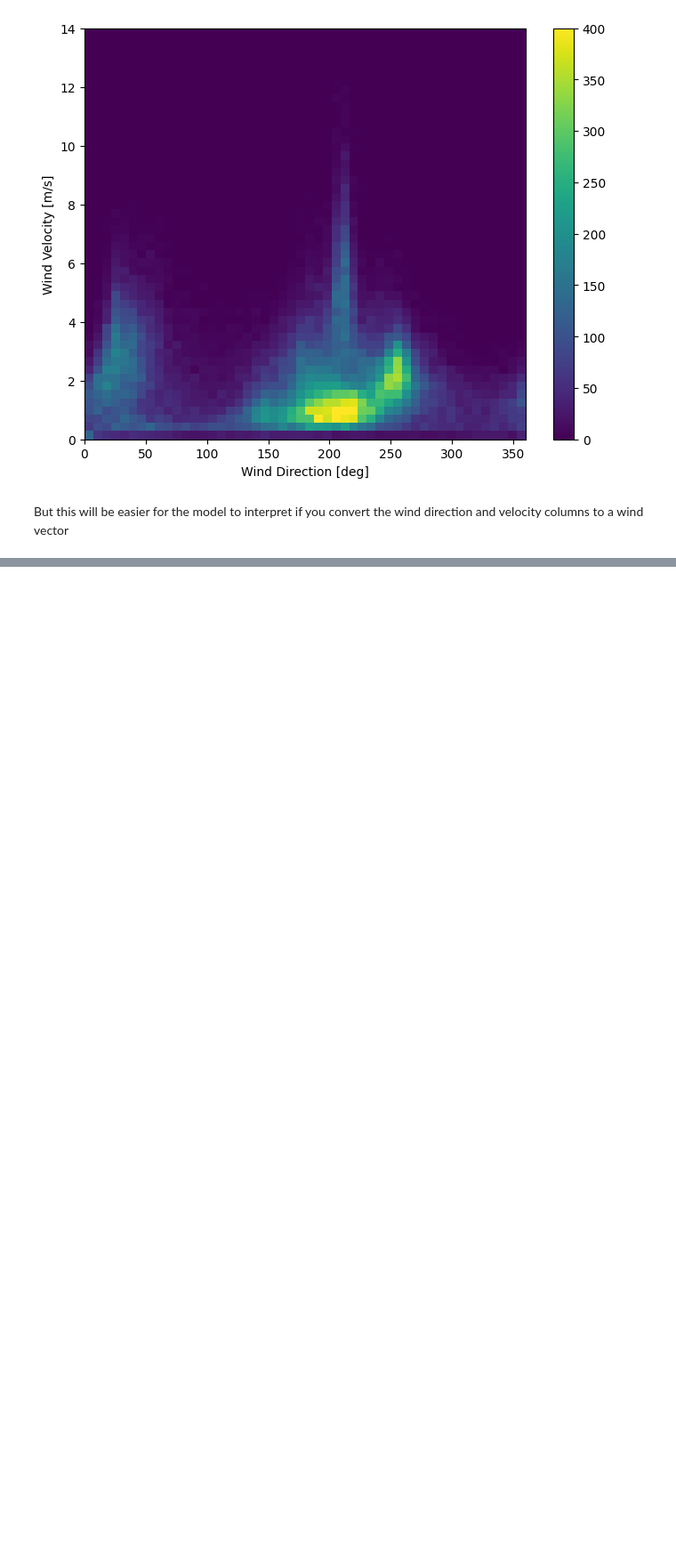
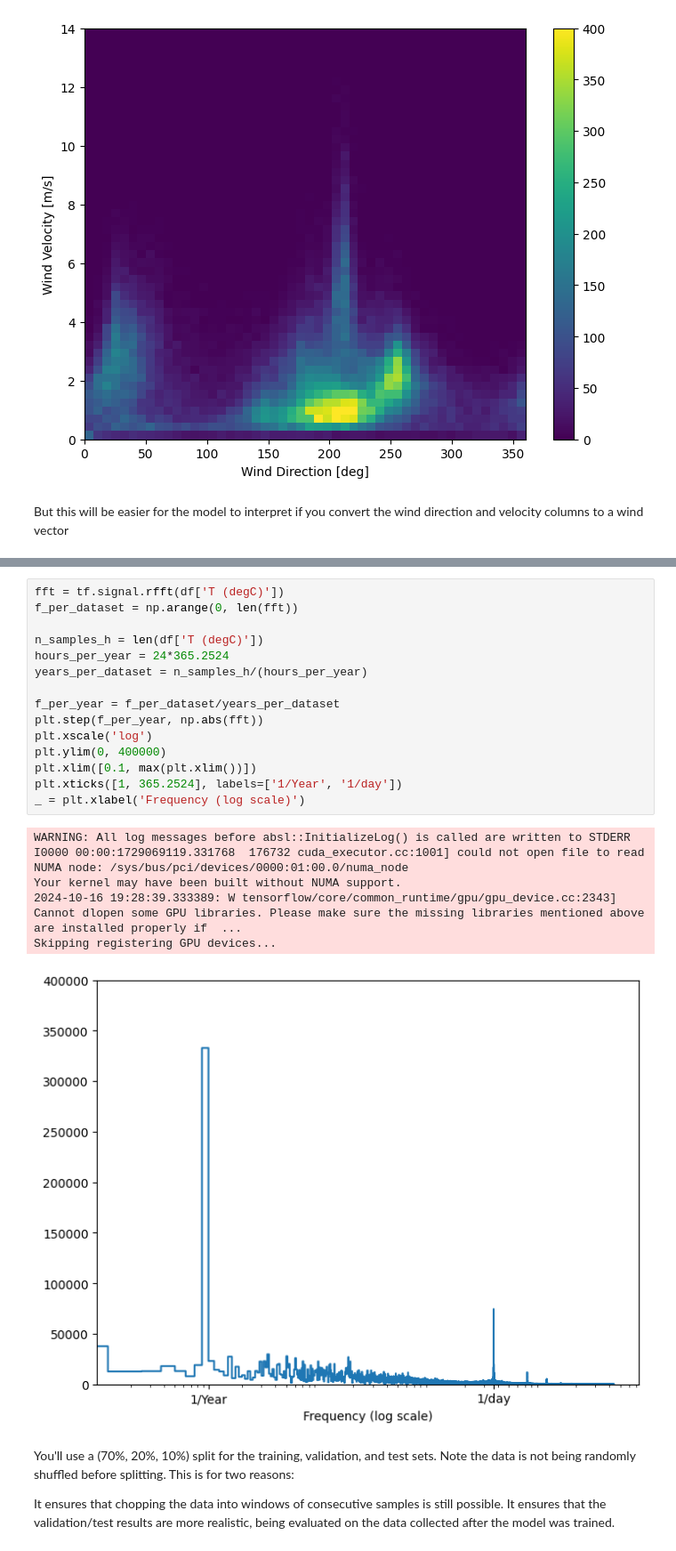
Before and after one commit to uoa-course-notes/COMP_SCI_3006_SEP_Project, a Jupyter notebook: ML_practices/TS-TF.ipynb, the cells around one changed output, grey strips where cells are left out. Shown at 89% size. Saved outputs shown, nothing was run; the diff lists cells and outputs as text; blank space fills up the shorter version.

```diff
--- a/ML_practices/TS-TF.ipynb
+++ b/ML_practices/TS-TF.ipynb
@@ -161,0 +198,27 @@ KeyError: 'wv (m/s)'
+# %%
+fft = tf.signal.rfft(df['T (degC)'])
+f_per_dataset = np.arange(0, len(fft))
+
+n_samples_h = len(df['T (degC)'])
+hours_per_year = 24*365.2524
+years_per_dataset = n_samples_h/(hours_per_year)
+
+f_per_year = f_per_dataset/years_per_dataset
+plt.step(f_per_year, np.abs(fft))
+plt.xscale('log')
+plt.ylim(0, 400000)
+plt.xlim([0.1, max(plt.xlim())])
+plt.xticks([1, 365.2524], labels=['1/Year', '1/day'])
+_ = plt.xlabel('Frequency (log scale)')
+# %% [output]
+WARNING: All log messages before absl::InitializeLog() is called are written to STDERR
+I0000 00:00:1729069119.331768  176732 cuda_executor.cc:1001] could not open file to read NUMA node: /sys/bus/pci/devices/0000:01:00.0/numa_node
+Your kernel may have been built without NUMA support.
+2024-10-16 19:28:39.333389: W tensorflow/core/common_runtime/gpu/gpu_device.cc:2343] Cannot dlopen some GPU libraries. Please make sure the missing libraries mentioned above are installed properly if  ...
+Skipping registering GPU devices...
+[figure, added]
+# %% [markdown]
+You'll use a (70%, 20%, 10%) split for the training, validation, and test sets. Note the data is not being randomly shuffled before splitting. This is for two reasons:
+
+It ensures that chopping the data into windows of consecutive samples is still possible.
+It ensures that the validation/test results are more realistic, being evaluated on the data collected after the model was trained.
```
Also changed, not shown: parts of 12 cells of this notebook, 10 other files.
